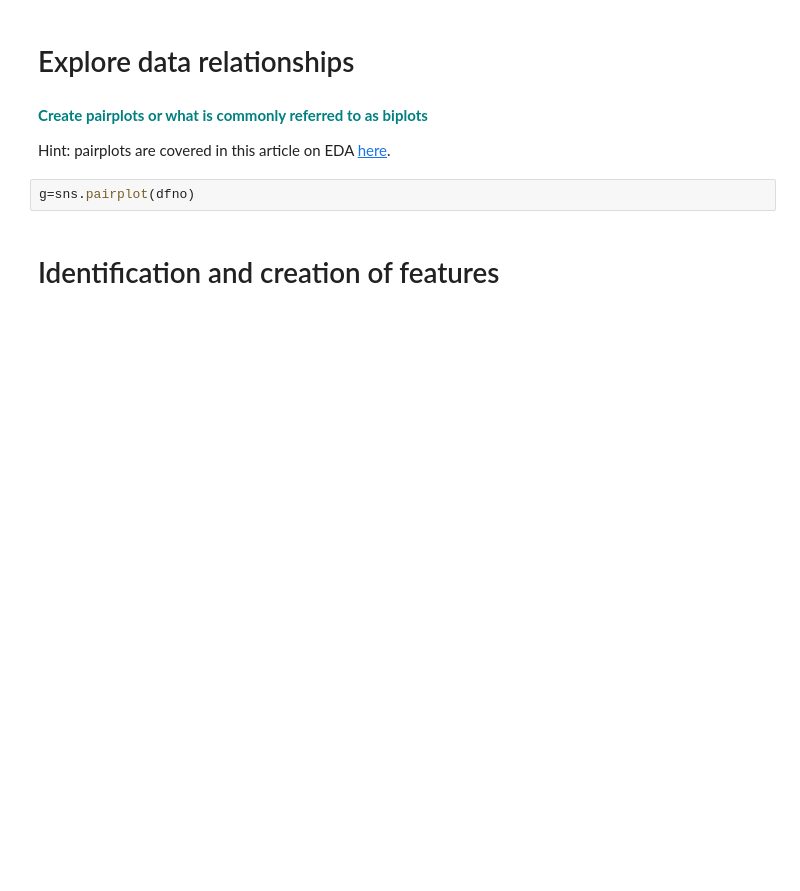
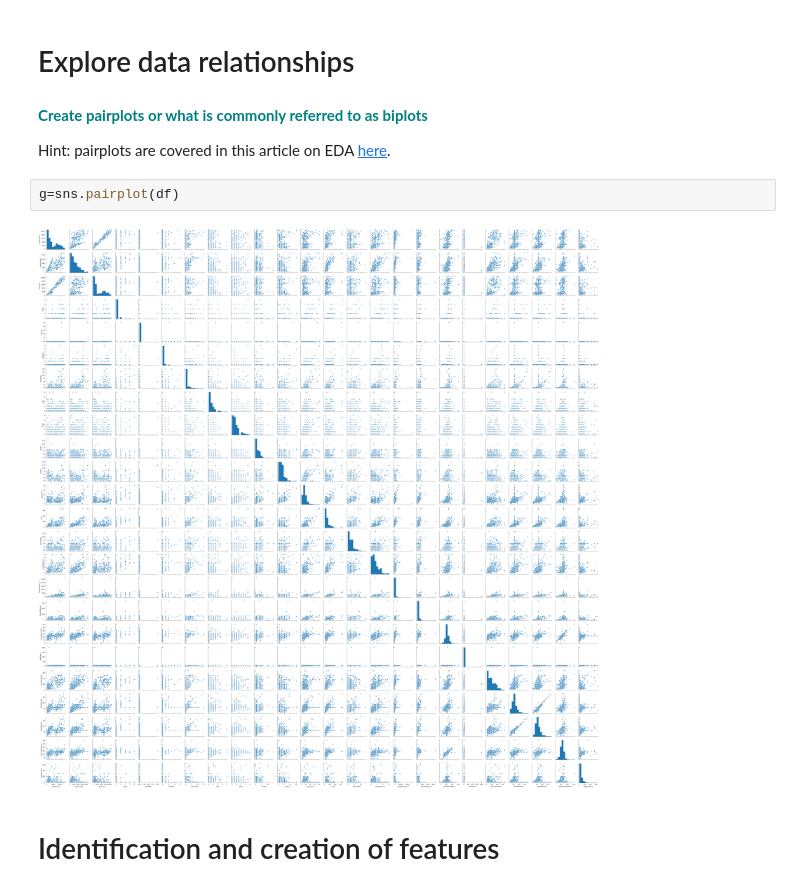
Before and after one commit to mkosik89/Springboard, a Jupyter notebook: GuidedCapstone/Notebook_stepthree.ipynb, the cells around one changed output. Drawn from its saved outputs; the diff is of its cells as text; blank space fills up the shorter version.

```diff
--- a/GuidedCapstone/Notebook_stepthree.ipynb
+++ b/GuidedCapstone/Notebook_stepthree.ipynb
@@ -240,7 +272,9 @@ After reviewing these respons varible distributions, there doesn't appear to be
 
 Hint: pairplots are covered in this article on EDA [here](https://medium.com/@aiden.dataminer/the-data-science-method-dsm-exploratory-data-analysis-bc84d4d8d3f9).
 # %%
-g=sns.pairplot(dfno)
+g=sns.pairplot(df)
+# %% [output]
+[figure, added]
 # %% [markdown]
 # Identification and creation of features
 # %% [markdown]
```
Also changed, not shown: parts of 20 cells of this notebook, 1 other file.
